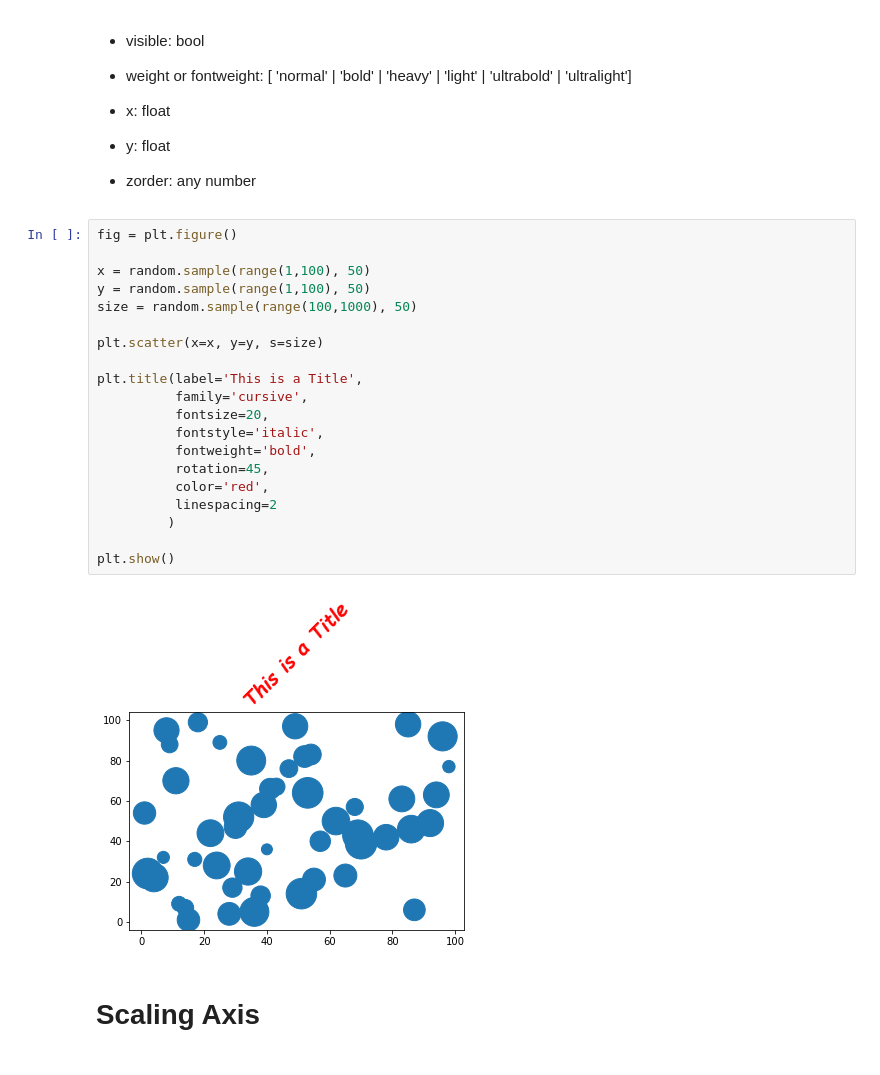
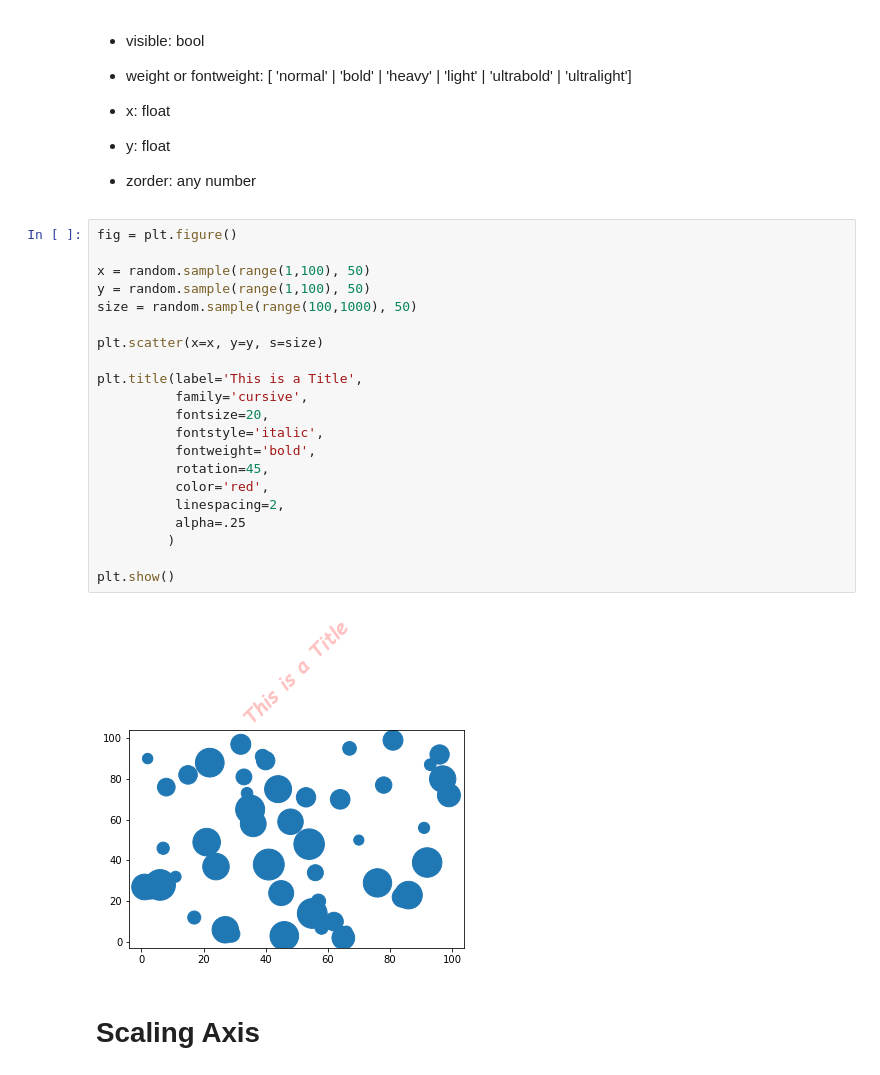
Before and after one commit to Ryan-Ashton/visualisation_notes, a Jupyter notebook: Matplotlib.ipynb, the cells around one changed output. Saved outputs shown, nothing was run; the diff lists cells and outputs as text.

```diff
--- a/Matplotlib.ipynb
+++ b/Matplotlib.ipynb
@@ -795,25 +757,26 @@ Property Value Type
 # %%
 fig = plt.figure()
 
 x = random.sample(range(1,100), 50)
 y = random.sample(range(1,100), 50)
 size = random.sample(range(100,1000), 50)
 
 plt.scatter(x=x, y=y, s=size)
 
 plt.title(label='This is a Title',
           family='cursive',
           fontsize=20,
           fontstyle='italic',
           fontweight='bold',
           rotation=45,
           color='red',
-          linespacing=2
+          linespacing=2,
+          alpha=.25
          )
 
 plt.show()
 # %% [output]
-[figure, old version]
+[figure, new version]
 # %% [markdown]
 # Scaling Axis
 # %%
```
Also changed, not shown: parts of 18 cells of this notebook.
